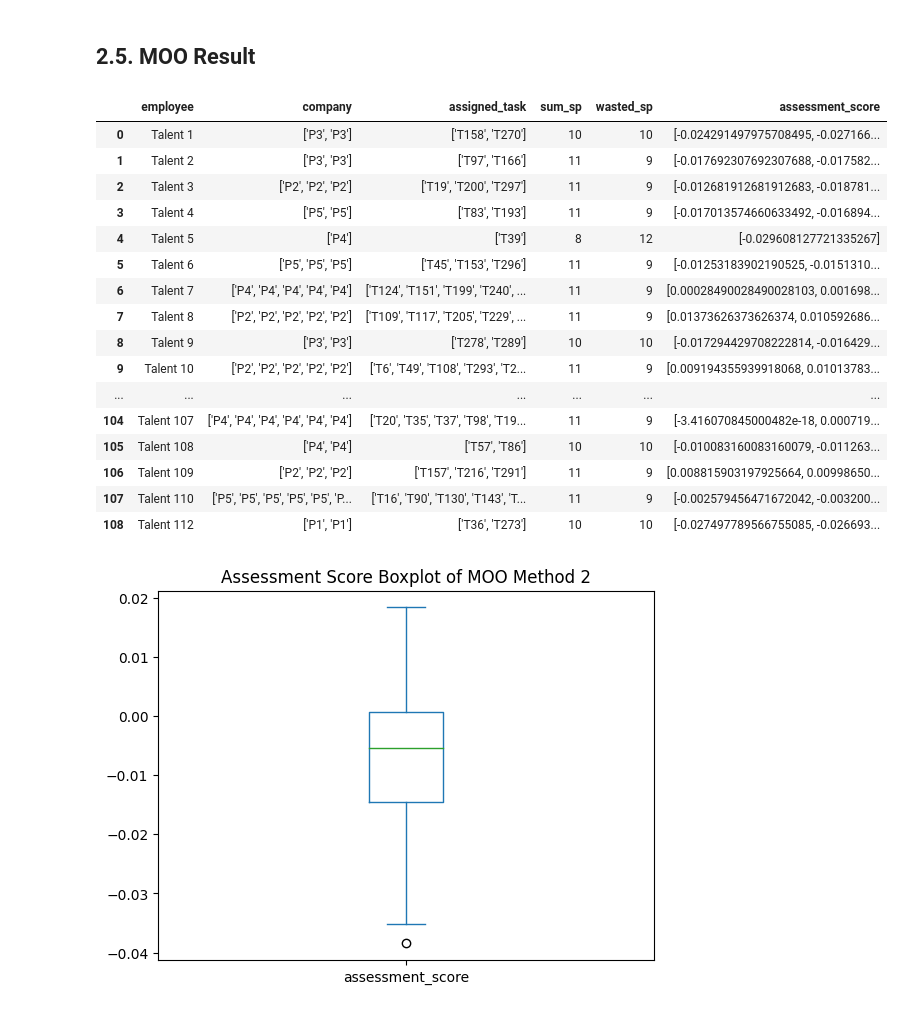
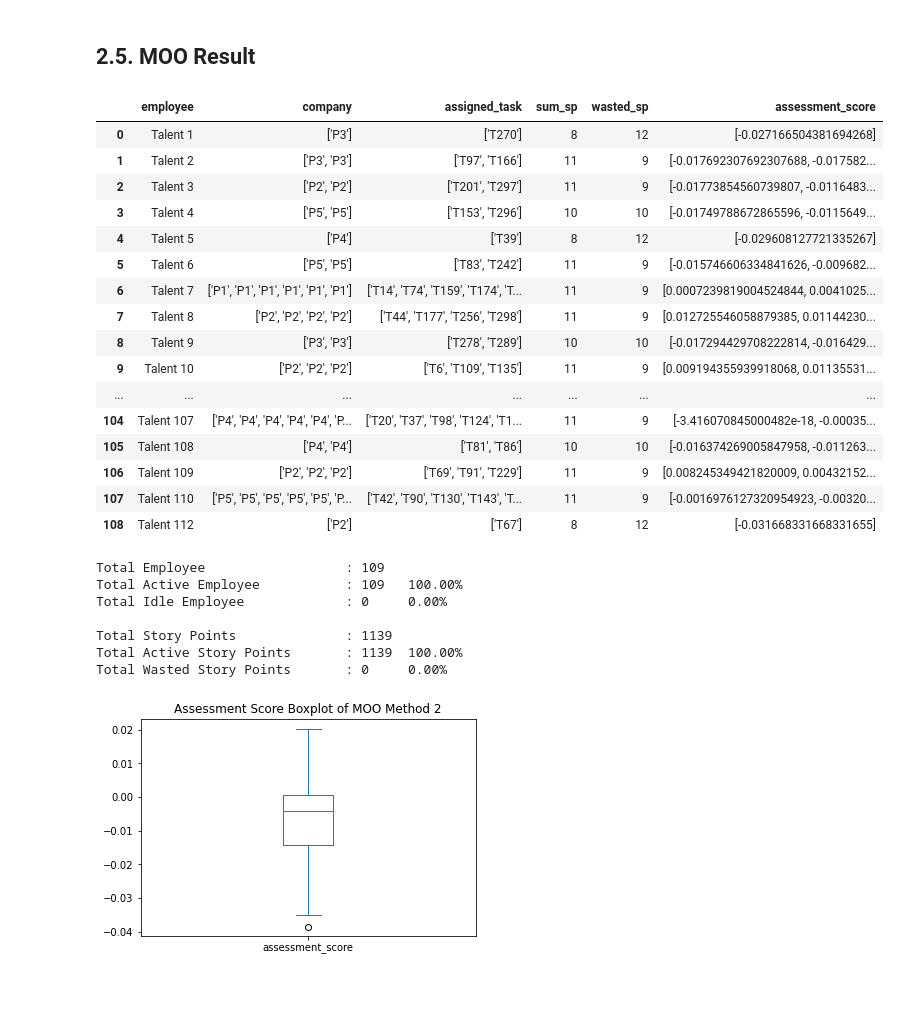
Before and after one commit to TK-Bunga-Matahari/shinchan, a Jupyter notebook: project1_task-management/solution/competency_assesment/extract_result.ipynb, the cells around one changed output. Drawn from its saved outputs; the diff is of its cells as text; code cells hidden in the pictures.

Commit message:
add: extract_result template

```diff
--- a/project1_task-management/solution/competency_assesment/extract_result.ipynb
+++ b/project1_task-management/solution/competency_assesment/extract_result.ipynb
@@ -87,10 +99,10 @@ Result for the output with gap 25%
 
 ## 2.1. Data Define
 # %%
-result_1_1 = data_path[0.25] + "result_1.csv"
-result_2_1 = data_path[0.25] + "result_2.csv"
-result_3_1 = data_path[0.25] + "result_3.csv"
-moo_2_1 = data_path[0.25] + "0.25_result_5_MOO_2.csv"
+data_result_0_025 = {1: data_path[0.025] + "result_1.csv",
+                     2: data_path[0.025] + "result_2.csv",
+                     3: data_path[0.025] + "result_3.csv",
+                     4: data_path[0.025] + "result_5_MOO_2.csv",}
 # %% [markdown]
 ## 2.2. Objective 1 Result
 # %% [markdown]
@@ -104,35 +116,39 @@ moo_2_1 = data_path[0.25] + "0.25_result_5_MOO_2.csv"
 pd.set_option('display.max_rows', 500)
 pd.set_option('display.max_columns', 500)
 
-res5_ca = pd.read_csv(moo_2_1)
-res5_ca.set_index('employee')
-res5_ca
+res5_0_025 = pd.read_csv(data_result_0_025[4])
+res5_0_025.set_index("employee")
+res5_0_025
 # %% [output]
 |  | employee | company | assigned_task | sum_sp | wasted_sp | assessment_score |
-| 0 | Talent 1 | ['P3', 'P3'] | ['T158', 'T270'] | 10 | 10 | [-0.024291497975708495, -0.027166... |
+| 0 | Talent 1 | ['P3'] | ['T270'] | 8 | 12 | [-0.027166504381694268] |
 | 1 | Talent 2 | ['P3', 'P3'] | ['T97', 'T166'] | 11 | 9 | [-0.017692307692307688, -0.017582... |
-| 2 | Talent 3 | ['P2', 'P2', 'P2'] | ['T19', 'T200', 'T297'] | 11 | 9 | [-0.012681912681912683, -0.018781... |
-| 3 | Talent 4 | ['P5', 'P5'] | ['T83', 'T193'] | 11 | 9 | [-0.017013574660633492, -0.016894... |
+| 2 | Talent 3 | ['P2', 'P2'] | ['T201', 'T297'] | 11 | 9 | [-0.01773854560739807, -0.0116483... |
+| 3 | Talent 4 | ['P5', 'P5'] | ['T153', 'T296'] | 10 | 10 | [-0.01749788672865596, -0.0115649... |
 | 4 | Talent 5 | ['P4'] | ['T39'] | 8 | 12 | [-0.029608127721335267] |
-| 5 | Talent 6 | ['P5', 'P5', 'P5'] | ['T45', 'T153', 'T296'] | 11 | 9 | [-0.01253183902190525, -0.0151310... |
-| 6 | Talent 7 | ['P4', 'P4', 'P4', 'P4', 'P4'] | ['T124', 'T151', 'T199', 'T240', ... | 11 | 9 | [0.00028490028490028103, 0.001698... |
-| 7 | Talent 8 | ['P2', 'P2', 'P2', 'P2', 'P2'] | ['T109', 'T117', 'T205', 'T229', ... | 11 | 9 | [0.01373626373626374, 0.010592686... |
+| 5 | Talent 6 | ['P5', 'P5'] | ['T83', 'T242'] | 11 | 9 | [-0.015746606334841626, -0.009682... |
+| 6 | Talent 7 | ['P1', 'P1', 'P1', 'P1', 'P1', 'P1'] | ['T14', 'T74', 'T159', 'T174', 'T... | 11 | 9 | [0.0007239819004524844, 0.0041025... |
+| 7 | Talent 8 | ['P2', 'P2', 'P2', 'P2'] | ['T44', 'T177', 'T256', 'T298'] | 11 | 9 | [0.012725546058879385, 0.01144230... |
 | 8 | Talent 9 | ['P3', 'P3'] | ['T278', 'T289'] | 10 | 10 | [-0.017294429708222814, -0.016429... |
-| 9 | Talent 10 | ['P2', 'P2', 'P2', 'P2', 'P2'] | ['T6', 'T49', 'T108', 'T293', 'T2... | 11 | 9 | [0.009194355939918068, 0.01013783... |
+| 9 | Talent 10 | ['P2', 'P2', 'P2'] | ['T6', 'T109', 'T135'] | 11 | 9 | [0.009194355939918068, 0.01135531... |
 | ... | ... | ... | ... | ... | ... | ... |
-| 104 | Talent 107 | ['P4', 'P4', 'P4', 'P4', 'P4', 'P4'] | ['T20', 'T35', 'T37', 'T98', 'T19... | 11 | 9 | [-3.416070845000482e-18, 0.000719... |
-| 105 | Talent 108 | ['P4', 'P4'] | ['T57', 'T86'] | 10 | 10 | [-0.010083160083160079, -0.011263... |
-| 106 | Talent 109 | ['P2', 'P2', 'P2'] | ['T157', 'T216', 'T291'] | 11 | 9 | [0.008815903197925664, 0.00998650... |
-| 107 | Talent 110 | ['P5', 'P5', 'P5', 'P5', 'P5', 'P... | ['T16', 'T90', 'T130', 'T143', 'T... | 11 | 9 | [-0.002579456471672042, -0.003200... |
-| 108 | Talent 112 | ['P1', 'P1'] | ['T36', 'T273'] | 10 | 10 | [-0.027497789566755085, -0.026693... |
+| 104 | Talent 107 | ['P4', 'P4', 'P4', 'P4', 'P4', 'P... | ['T20', 'T37', 'T98', 'T124', 'T1... | 11 | 9 | [-3.416070845000482e-18, -0.00035... |
+| 105 | Talent 108 | ['P4', 'P4'] | ['T81', 'T86'] | 10 | 10 | [-0.016374269005847958, -0.011263... |
+| 106 | Talent 109 | ['P2', 'P2', 'P2'] | ['T69', 'T91', 'T229'] | 11 | 9 | [0.008245349421820009, 0.00432152... |
+| 107 | Talent 110 | ['P5', 'P5', 'P5', 'P5', 'P5', 'P... | ['T42', 'T90', 'T130', 'T143', 'T... | 11 | 9 | [-0.0016976127320954923, -0.00320... |
+| 108 | Talent 112 | ['P2'] | ['T67'] | 8 | 12 | [-0.031668331668331655] |
 # %%
 # Convert the string representations of lists to actual lists of numbers
-res5_ca['assessment_score'] = res5_ca['assessment_score'].apply(lambda x: ast.literal_eval(x))
+res5_0_025["assessment_score"] = res5_0_025["assessment_score"].apply(
+    lambda x: ast.literal_eval(x)
+)
 # %%
+# statistics of the objective
+
 total_employee = len(employees)
 total_sp = sum(story_points.values())
-total_active_employee = len(set(employee for employee in x_hat_3.keys()))
-total_active_sp = sum(value[2] for value in x_hat_3.values())
+total_active_employee = len(set(employee for employee in res5_0_025["employee"]))
+total_active_sp = sum(value for value in res5_0_025["sum_sp"])
 total_idle_employee = total_employee - total_active_employee
 total_wasted_sp = total_sp - total_active_sp
 
@@ -142,10 +158,18 @@ print(f'Total Idle Employee\t\t: {total_idle_employee}\t{(total_idle_employee/to
 print(f'Total Story Points\t\t: {total_sp}')
 print(f'Total Active Story Points\t: {total_active_sp}\t{(total_active_sp/total_sp)*100:.2f}%')
 print(f'Total Wasted Story Points\t: {total_wasted_sp}\t{(total_wasted_sp/total_sp)*100:.2f}%\n')
+# %% [output]
+Total Employee                  : 109
+Total Active Employee           : 109   100.00%
+Total Idle Employee             : 0     0.00%
+
+Total Story Points              : 1139
+Total Active Story Points       : 1139  100.00%
+Total Wasted Story Points       : 0     0.00%
 # %%
-assessment_score_5 = res5_ca['assessment_score'].explode().reset_index(drop=True)
+assessment_score_5 = res5_0_025["assessment_score"].explode().reset_index(drop=True)
 assessment_score_5.plot(kind='box')
 plt.title('Assessment Score Boxplot of MOO Method 2')
 plt.show()
 # %% [output]
-[figure, old version]
+[figure, new version]
```
Also changed, not shown: parts of 4 cells of this notebook, 1 other file.
